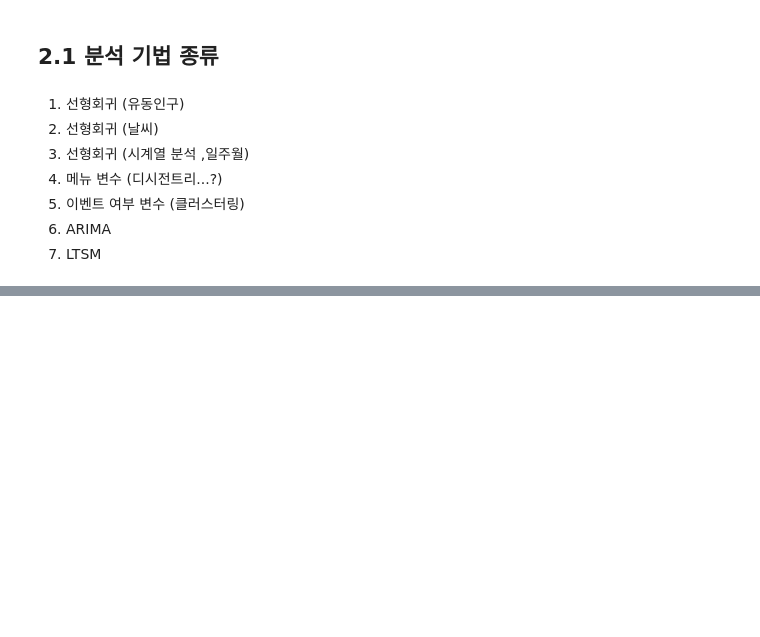
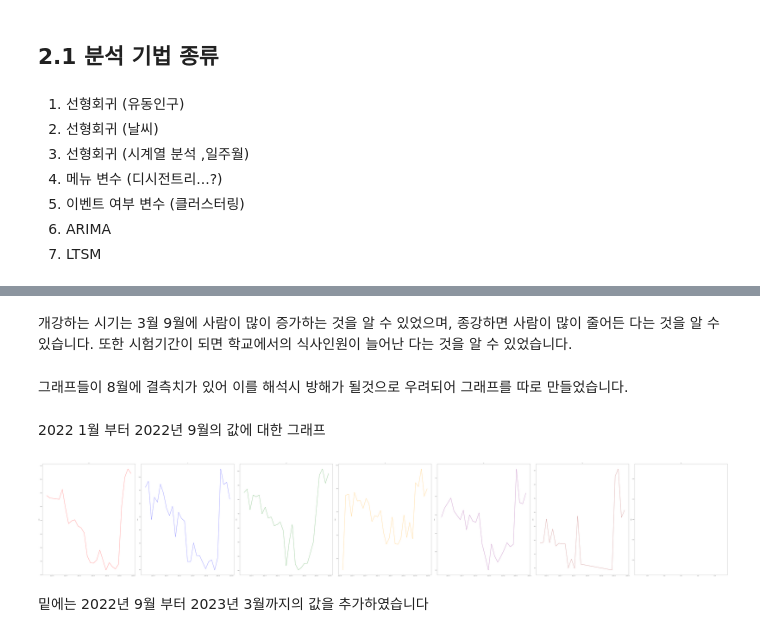
Before and after one commit to 10wook/School_Restaurants_demand_forcast, a Jupyter notebook: test.ipynb, the cells around one changed output, grey strips where cells are left out. Saved outputs shown, nothing was run; the diff lists cells and outputs as text; code cells hidden in the pictures; blank space fills up the shorter version.

```diff
--- a/test.ipynb
+++ b/test.ipynb
@@ -1135,0 +1223,22 @@ plt.show()
+# %% [markdown]
+개강하는 시기는 3월 9월에 사람이 많이 증가하는 것을 알 수 있었으며, 종강하면 사람이 많이 줄어든 다는 것을 알 수 있습니다. 또한 시험기간이 되면 학교에서의 식사인원이 늘어난 다는 것을 알 수 있었습니다.
+# %% [markdown]
+그래프들이 8월에 결측치가 있어 이를 해석시 방해가 될것으로 우려되어 그래프를 따로 만들었습니다.
+# %% [markdown]
+2022 1월 부터 2022년 9월의 값에 대한 그래프
+# %%
+fig, axes = plt.subplots(1, 7, figsize=(120, 20))
+
+for i, (day, color) in enumerate(colors.items()):
+    subset = date_tot[(date_tot['요일'] == day) & (date_tot['날짜'].between('2022-09-01', '2023-03-31'))]
+
+    axes[i].set_title(day)
+    axes[i].plot(pd.to_datetime(subset['날짜']).dt.date, subset['합계'], color=color)
+    axes[i].set_ylabel('합계')
+
+plt.tight_layout()
+plt.show()
+# %% [output]
+[figure, added]
+# %% [markdown]
+밑에는 2022년 9월 부터 2023년 3월까지의 값을 추가하였습니다
```
Also changed, not shown: parts of 38 cells of this notebook, 5 other files.
